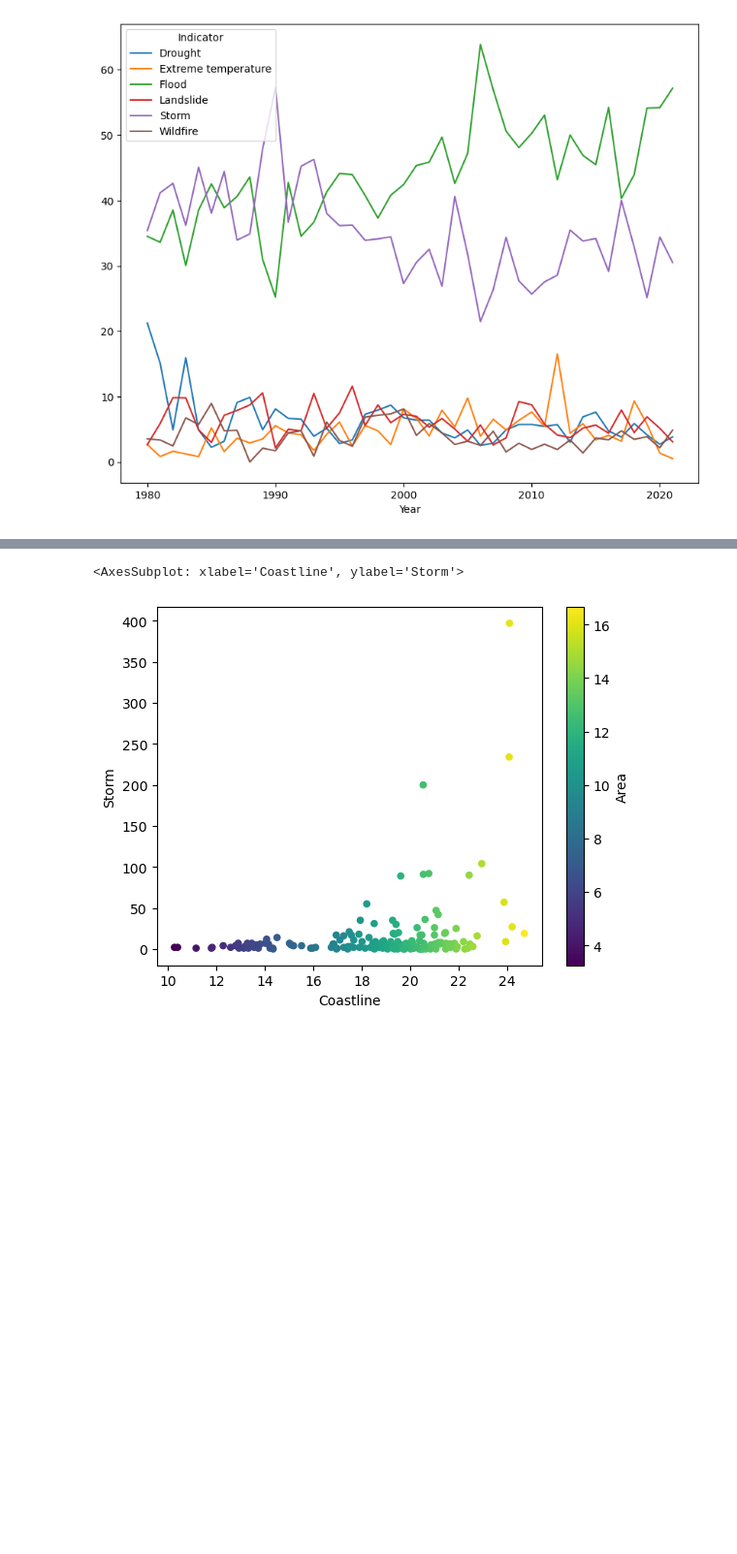
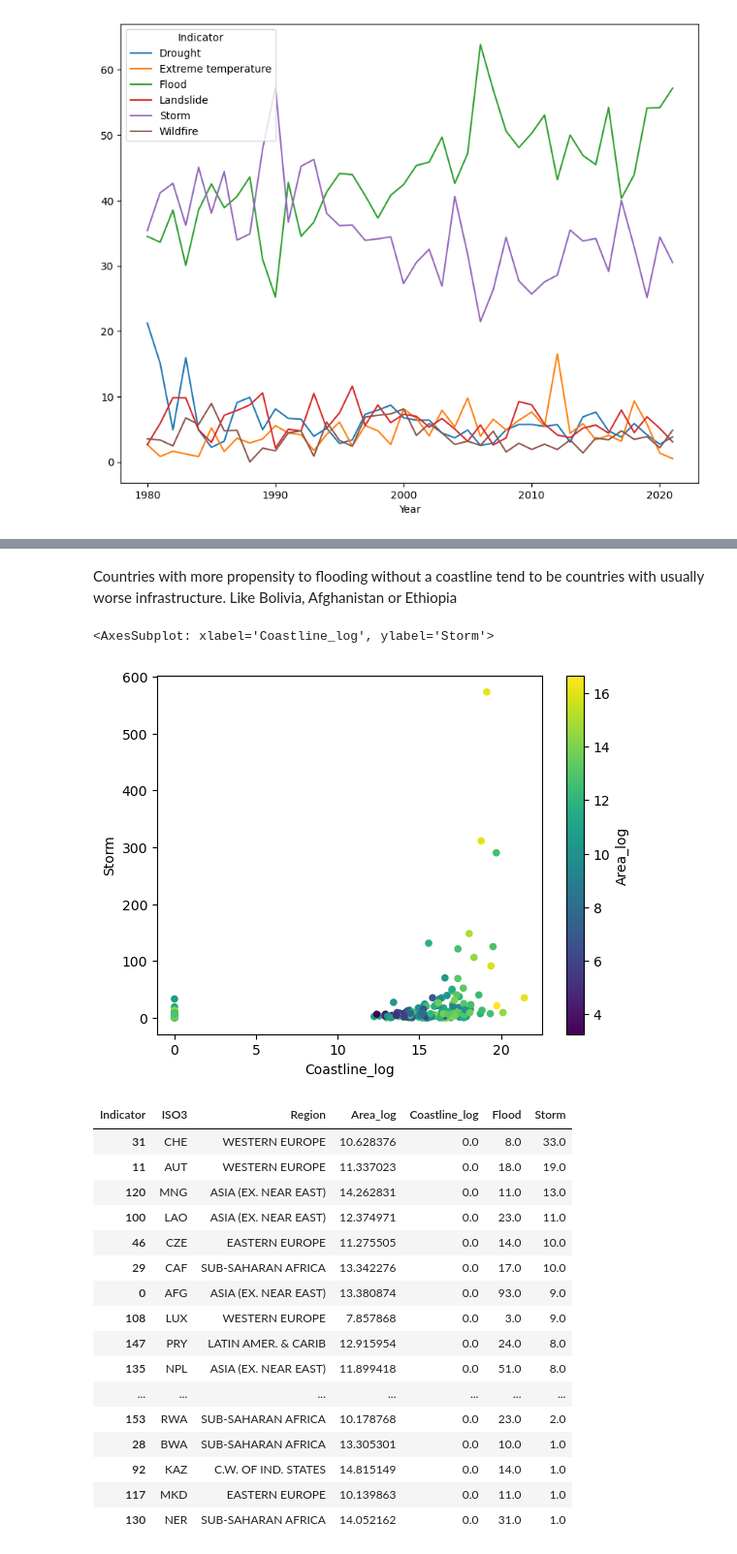
Before and after one commit to javiervqz/ds4a_analysis, a Jupyter notebook: climate_disasters.ipynb, the cells around one changed output, grey strips where cells are left out. Shown at 97% size. Saved outputs shown, nothing was run; the diff lists cells and outputs as text; code cells hidden in the pictures; blank space fills up the shorter version.

```diff
--- a/climate_disasters.ipynb
+++ b/climate_disasters.ipynb
@@ -114,5 +154,27 @@ dis_country_area[dis_country_area['Coastline']>0].plot.scatter(x='Coastline', y=
+# %% [markdown]
+Countries with more propensity to flooding without a coastline tend to be countries with usually worse infrastructure. Like Bolivia, Afghanistan  or Ethiopia
 # %%
-dis_country_area[dis_country_area['Coastline']>0].plot.scatter(x='Coastline', y='Storm',c='Area',colormap='viridis')
+dis_country_area.plot.scatter(x='Coastline_log', y='Storm',c='Area_log',colormap='viridis')
 # %% [output]
-<AxesSubplot: xlabel='Coastline', ylabel='Storm'>
+<AxesSubplot: xlabel='Coastline_log', ylabel='Storm'>
-[figure, old version]
+[figure, new version]
+# %%
+dis_country_area[(dis_country_area['Coastline_log'] == 0) & (dis_country_area['Storm']>0)].sort_values(by='Storm', ascending=False)
+# %% [output]
+| Indicator | ISO3 | Region | Area_log | Coastline_log | Flood | Storm |
+| 31 | CHE | WESTERN EUROPE | 10.628376 | 0.0 | 8.0 | 33.0 |
+| 11 | AUT | WESTERN EUROPE | 11.337023 | 0.0 | 18.0 | 19.0 |
+| 120 | MNG | ASIA (EX. NEAR EAST) | 14.262831 | 0.0 | 11.0 | 13.0 |
+| 100 | LAO | ASIA (EX. NEAR EAST) | 12.374971 | 0.0 | 23.0 | 11.0 |
+| 46 | CZE | EASTERN EUROPE | 11.275505 | 0.0 | 14.0 | 10.0 |
+| 29 | CAF | SUB-SAHARAN AFRICA | 13.342276 | 0.0 | 17.0 | 10.0 |
+| 0 | AFG | ASIA (EX. NEAR EAST) | 13.380874 | 0.0 | 93.0 | 9.0 |
+| 108 | LUX | WESTERN EUROPE | 7.857868 | 0.0 | 3.0 | 9.0 |
+| 147 | PRY | LATIN AMER. & CARIB | 12.915954 | 0.0 | 24.0 | 8.0 |
+| 135 | NPL | ASIA (EX. NEAR EAST) | 11.899418 | 0.0 | 51.0 | 8.0 |
+| ... | ... | ... | ... | ... | ... | ... |
+| 153 | RWA | SUB-SAHARAN AFRICA | 10.178768 | 0.0 | 23.0 | 2.0 |
+| 28 | BWA | SUB-SAHARAN AFRICA | 13.305301 | 0.0 | 10.0 | 1.0 |
+| 92 | KAZ | C.W. OF IND. STATES | 14.815149 | 0.0 | 14.0 | 1.0 |
+| 117 | MKD | EASTERN EUROPE | 10.139863 | 0.0 | 11.0 | 1.0 |
+| 130 | NER | SUB-SAHARAN AFRICA | 14.052162 | 0.0 | 31.0 | 1.0 |
```
Also changed, not shown: parts of 17 cells of this notebook, 1 other file.
